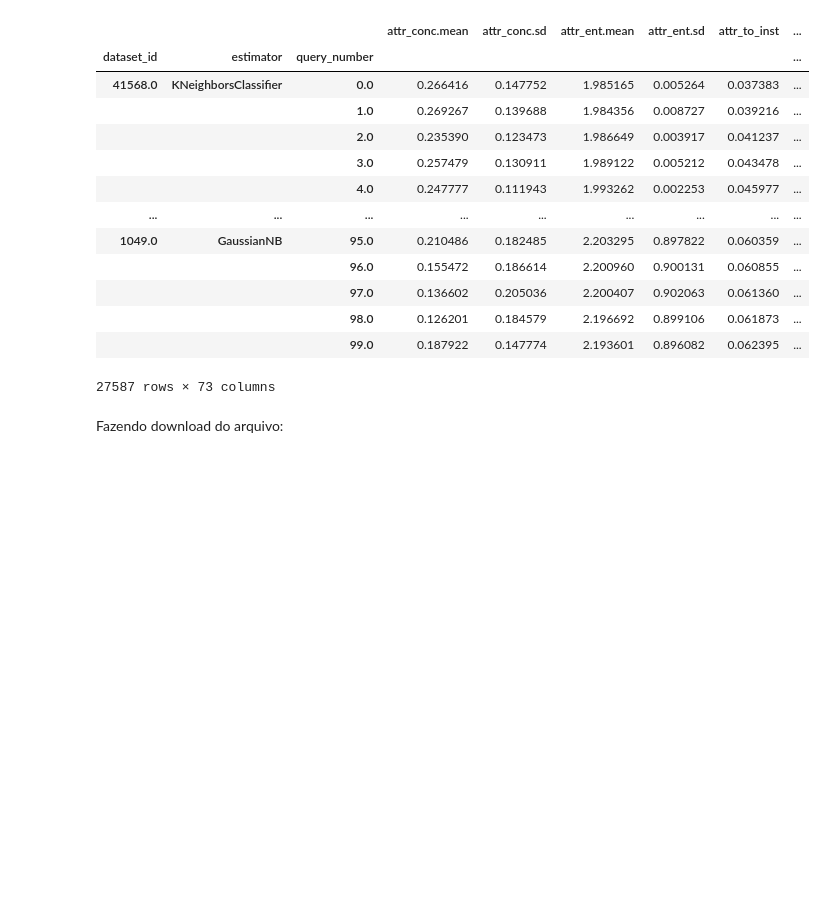
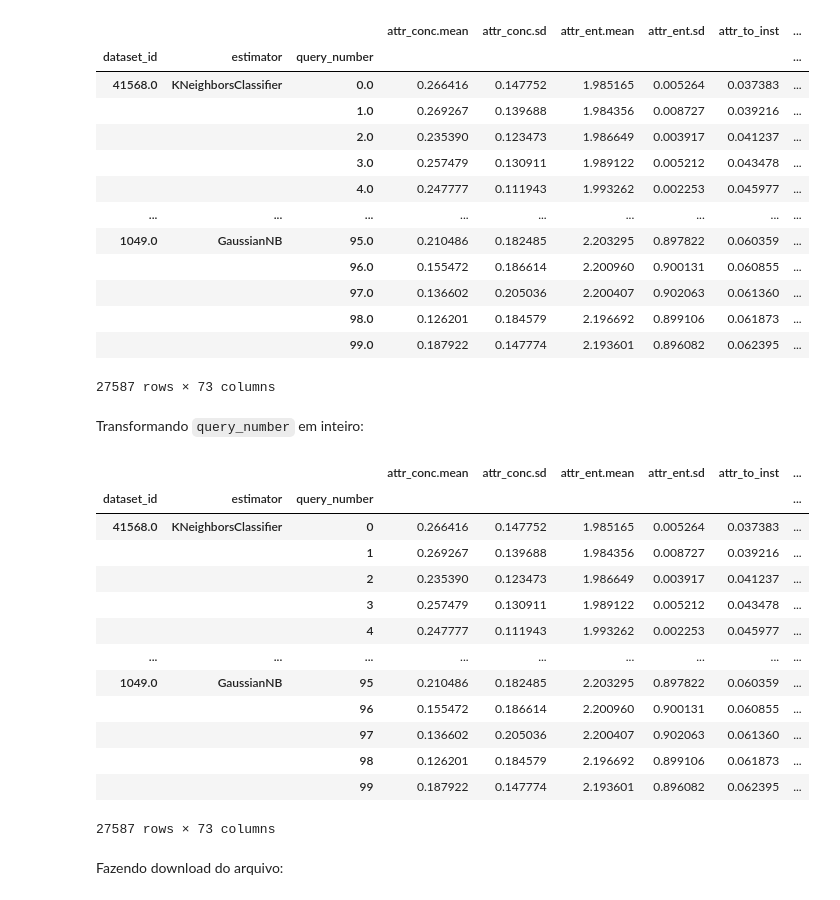
Before and after one commit to gscnogueira/meta-active-learning, a Jupyter notebook: notebooks/experiments/meta_strategy.ipynb, the cells around one changed output. Drawn from its saved outputs; the diff is of its cells as text; code cells hidden in the pictures; blank space fills up the shorter version.

```diff
--- a/notebooks/experiments/meta_strategy.ipynb
+++ b/notebooks/experiments/meta_strategy.ipynb
@@ -41,6 +41,28 @@ metabase
 |  |  | 98.0 | 0.126201 | 0.184579 | 2.196692 | 0.899106 | 0.061873 | ... |
 |  |  | 99.0 | 0.187922 | 0.147774 | 2.193601 | 0.896082 | 0.062395 | ... |
 27587 rows × 73 columns
+# %% [markdown]
+Transformando `query_number` em inteiro:
+# %%
+metabase.reset_index(level=2, inplace=True)
+metabase.query_number = metabase.query_number.astype(int)
+metabase.set_index('query_number', append=True, inplace=True)
+metabase
+# %% [output]
+|  |  |  | attr_conc.mean | attr_conc.sd | attr_ent.mean | attr_ent.sd | attr_to_inst | ... |
+| dataset_id | estimator | query_number |  |  |  |  |  | ... |
+| 41568.0 | KNeighborsClassifier | 0 | 0.266416 | 0.147752 | 1.985165 | 0.005264 | 0.037383 | ... |
+|  |  | 1 | 0.269267 | 0.139688 | 1.984356 | 0.008727 | 0.039216 | ... |
+|  |  | 2 | 0.235390 | 0.123473 | 1.986649 | 0.003917 | 0.041237 | ... |
+|  |  | 3 | 0.257479 | 0.130911 | 1.989122 | 0.005212 | 0.043478 | ... |
+|  |  | 4 | 0.247777 | 0.111943 | 1.993262 | 0.002253 | 0.045977 | ... |
+| ... | ... | ... | ... | ... | ... | ... | ... | ... |
+| 1049.0 | GaussianNB | 95 | 0.210486 | 0.182485 | 2.203295 | 0.897822 | 0.060359 | ... |
+|  |  | 96 | 0.155472 | 0.186614 | 2.200960 | 0.900131 | 0.060855 | ... |
+|  |  | 97 | 0.136602 | 0.205036 | 2.200407 | 0.902063 | 0.061360 | ... |
+|  |  | 98 | 0.126201 | 0.184579 | 2.196692 | 0.899106 | 0.061873 | ... |
+|  |  | 99 | 0.187922 | 0.147774 | 2.193601 | 0.896082 | 0.062395 | ... |
+27587 rows × 73 columns
 # %% [markdown]
 Fazendo download do arquivo:
 # %% [markdown]
```
Also changed, not shown: parts of 13 cells of this notebook, 1 other file.
